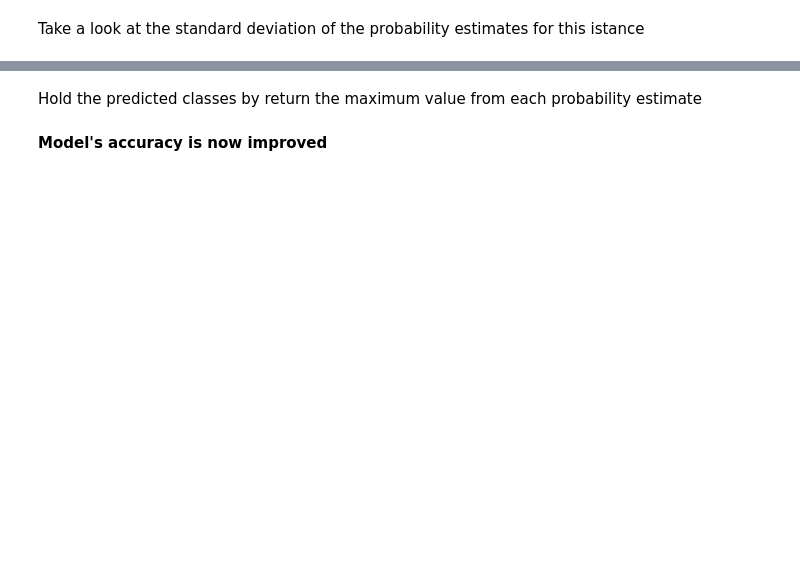
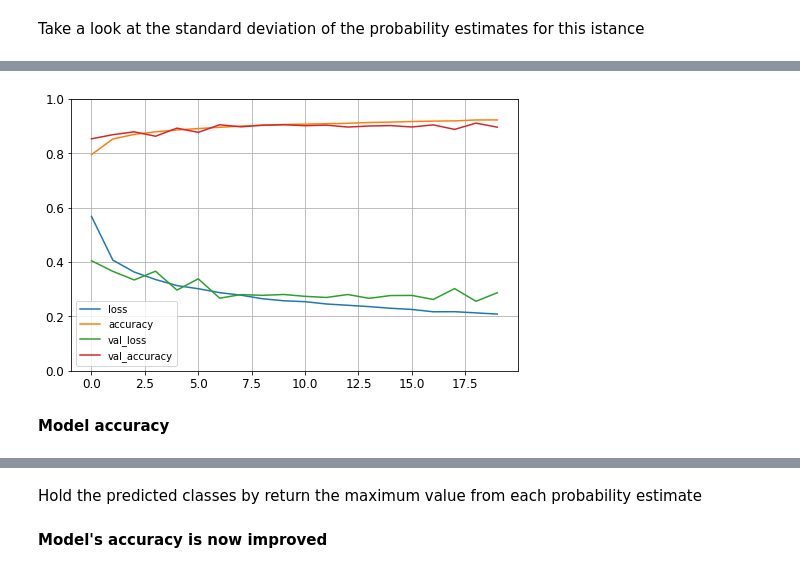
Before and after one commit to tzamalisp/dev_tasks, a Jupyter notebook: NBs/NN01 - Neural Networks Introduction - MNIST Fashion (Classification).ipynb, the cells around one changed output, grey strips where cells are left out. Cells and saved outputs as stored; diff of their text form; code cells hidden in the pictures; blank space fills up the shorter version.

```diff
--- a/NBs/NN01 - Neural Networks Introduction - MNIST Fashion (Classification).ipynb
+++ b/NBs/NN01 - Neural Networks Introduction - MNIST Fashion (Classification).ipynb
@@ -967,0 +1118,20 @@ array([[0.  , 0.  , 0.03, 0.  , 0.09, 0.  , 0.08, 0.  , 0.  , 0.  ]],
+# %%
+mc_model_cnn_drp = Sequential()
+mc_model_cnn_drp.add(Conv2D(32, (3, 3), kernel_initializer='he_uniform', input_shape=(28, 28, 1)))
+mc_model_cnn_drp.add(BatchNormalization())
+mc_model_cnn_drp.add(Activation("relu"))
+mc_model_cnn_drp.add(MCDropout(0.5))
+mc_model_cnn_drp.add(MaxPooling2D((2, 2)))
+mc_model_cnn_drp.add(Conv2D(64, (3, 3), activation='relu', kernel_initializer='he_uniform'))
+mc_model_cnn_drp.add(BatchNormalization())
+mc_model_cnn_drp.add(Activation("relu"))
+mc_model_cnn_drp.add(Conv2D(64, (3, 3), kernel_initializer='he_uniform'))
+mc_model_cnn_drp.add(BatchNormalization())
+mc_model_cnn_drp.add(Activation("relu"))
+mc_model_cnn_drp.add(MaxPooling2D((2, 2)))
+mc_model_cnn_drp.add(Flatten())
+mc_model_cnn_drp.add(Dense(100, kernel_initializer='he_uniform'))
+mc_model_cnn_drp.add(BatchNormalization())
+mc_model_cnn_drp.add(Activation("relu"))
+mc_model_cnn_drp.add(MCDropout(0.5))
+mc_model_cnn_drp.add(Dense(10, activation='softmax'))
@@ -967,0 +1158,7 @@ array([[0.  , 0.  , 0.03, 0.  , 0.09, 0.  , 0.08, 0.  , 0.  , 0.  ]],
+# %%
+mc_model_cnn_drp.compile(loss=model_params["loss"],
+                         optimizer=model_params["optimizer"],
+                         metrics=model_params["metrics"])
+# %%
+mc_history_cnn_drp = mc_model_cnn_drp.fit(X_train_normalized_cnn, y_train, epochs=model_params["n_epochs"],
+                                          validation_data=(X_valid_normalized_cnn, y_valid))
@@ -967,0 +1183,9 @@ array([[0.  , 0.  , 0.03, 0.  , 0.09, 0.  , 0.08, 0.  , 0.  , 0.  ]],
+# %%
+pd.DataFrame(mc_history_cnn_drp.history).plot(figsize=(8, 5))
+plt.grid(True)
+plt.gca().set_ylim(0, 1)
+plt.show()
+# %% [output]
+[figure, added]
+# %% [markdown]
+**Model accuracy**
```
Also changed, not shown: parts of 328 cells of this notebook, 1 other file.
